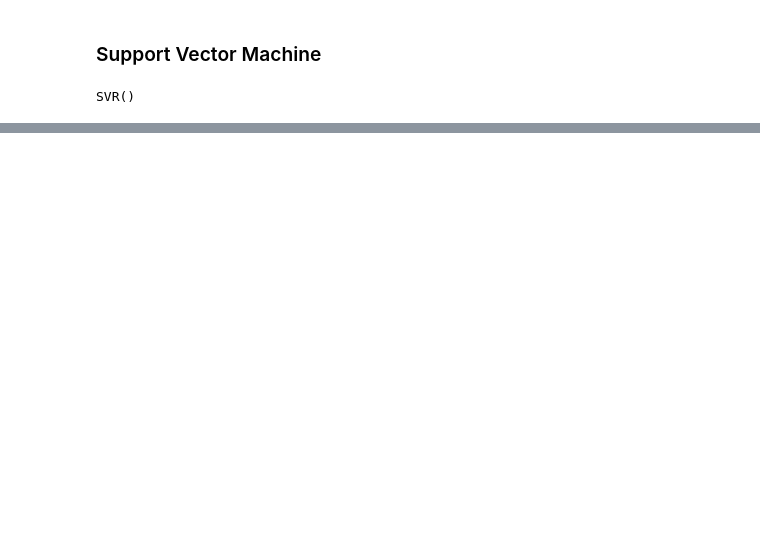
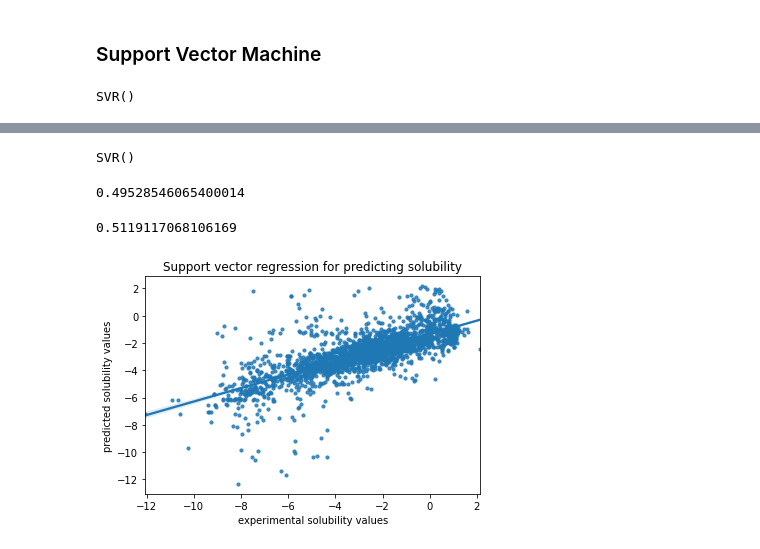
Before and after one commit to ayap20/CHEM6090_Project, a Jupyter notebook: Regression_models_solubility.ipynb, the cells around one changed output, grey strips where cells are left out. Saved outputs shown, nothing was run; the diff lists cells and outputs as text; code cells hidden in the pictures; blank space fills up the shorter version.

```diff
--- a/Regression_models_solubility.ipynb
+++ b/Regression_models_solubility.ipynb
@@ -311,0 +339,23 @@ sns.regplot(x=y_test, y=svm_y_predict, scatter_kws={"s": 10}).set(title='Support
+# %%
+svr2 = SVR()
+svr2.fit(x_trans_train, y_trans_train)
+# %% [output]
+SVR()
+# %%
+svr2.score(x_trans_train, y_trans_train)
+# %% [output]
+0.49528546065400014
+# %%
+svr2.score(x_trans_test, y_trans_test)
+# %% [output]
+0.5119117068106169
+# %%
+svr2_y_predict = svr2.predict(x_trans_test)
+# %%
+svr2_predict = inv_boxcox(svr2_y_predict, 1.7522356561991548) - 13.2
+actual_y_trans_test = inv_boxcox(y_trans_test, 1.7522356561991548) - 13.2
+# %%
+sns.regplot(x=actual_y_trans_test, y=svr2_predict, scatter_kws={"s": 10}).set(title='Support vector regression for predicting solubility', xlabel='experimental solubility values', ylabel='predicted solubility values')
+plt.savefig('svr_delaney_boxcox.jpg', bbox_inches='tight', dpi=300)
+# %% [output]
+[figure, added]
```
Also changed, not shown: parts of 33 cells of this notebook, 21 other files.
